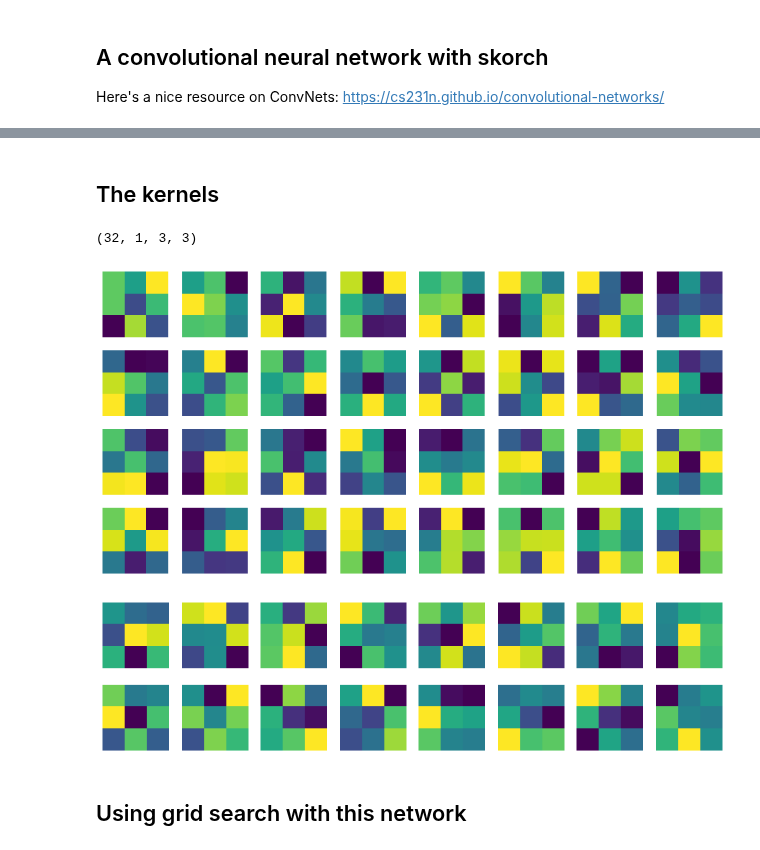
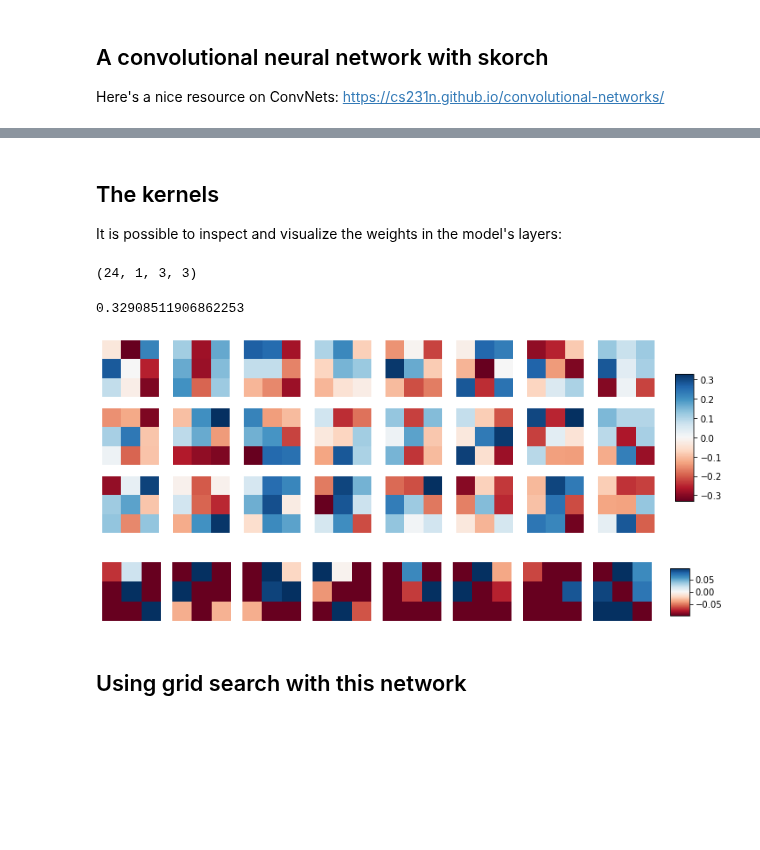
Before and after one commit to agilescientific/geocomputing, a Jupyter notebook: prod/Image_classification_with_skorch.ipynb, the cells around one changed output, grey strips where cells are left out. Cells and saved outputs as stored; diff of their text form; code cells hidden in the pictures; blank space fills up the shorter version.

```diff
--- a/prod/Image_classification_with_skorch.ipynb
+++ b/prod/Image_classification_with_skorch.ipynb
@@ -43,8 +81,8 @@ Here's a nice resource on ConvNets: https://cs231n.github.io/convolutional-netwo
 from sklearn.preprocessing import LabelEncoder
 
 encoder = LabelEncoder()
-encoder.fit(np.append(y_train, y_val))
+encoder.fit(np.append(y_train, y_test))
 
 y_train = encoder.transform(y_train)
-y_val = encoder.transform(y_val)
+y_test = encoder.transform(y_test)
 # %% [markdown]
@@ -75,0 +95,5 @@ net = tl.build(net_arch, torch.randn(1, *X_train[0].shape))
+# %%
+import torch
+
+device = torch.device("cuda:0" if torch.cuda.is_available() else "cpu")
+device
@@ -97,11 +173,10 @@ from skorch.callbacks import EarlyStopping, Checkpoint
 cp = Checkpoint(dirname='skorch_cp')
 es = EarlyStopping(monitor='valid_loss', patience=9)
 
-cnn = NeuralNetClassifier(
-    net,
-    max_epochs=100,
-    batch_size=100,
-    lr=0.002,
-    optimizer=torch.optim.Adam,
-    callbacks=[cp, es],
-)
+cnn = NeuralNetClassifier(net,
+                          max_epochs=100,
+                          batch_size=100,
+                          lr=0.002,
+                          optimizer=torch.optim.Adam,
+                          callbacks=[cp, es],
+                          )
@@ -194,26 +294,44 @@ mlutils.visualize(X_val, y_val, y_probs,
-# %% [markdown]
-## The kernels
+# %% [markdown]
+## The kernels
+
+It is possible to inspect and visualize the weights in the model's layers:
 # %%
-w1 = cnn.module_[0].weight.detach().numpy()
+w1 = cnn.module_.layer1[0].weight.detach().numpy()
 w1.shape
 # %% [output]
-(32, 1, 3, 3)
+(24, 1, 3, 3)
+# %%
+ma = np.percentile(w1, 99)
+ma
+# %% [output]
+0.32908511906862253
 # %%
-fig, axs = plt.subplots(nrows=4, ncols=8, figsize=(12, 6))
+ma = np.percentile(w1, 99)
+
+fig, axs = plt.subplots(nrows=3, ncols=8, figsize=(12, 4))
 for w, ax in zip(w1, axs.ravel()):
-    ax.imshow(np.sum(w, axis=0))
+    im = ax.imshow(np.sum(w, axis=0), vmin=-ma, vmax=ma, cmap='RdBu')
     ax.axis('off')
+
+fig.subplots_adjust(right=0.85)
+cbar_ax = fig.add_axes([0.875, 0.25, 0.025, 0.5])
+cbar = fig.colorbar(im, cax=cbar_ax)
 # %% [output]
-[figure, old version]
+[figure, new version]
 # %%
-w2 = cnn.module_[3].weight.detach().numpy()
+w2 = cnn.module_.layer2[0].weight.detach().numpy()
+ma = np.percentile(w2, 99)
 
-fig, axs = plt.subplots(nrows=2, ncols=8, figsize=(12, 3))
+fig, axs = plt.subplots(nrows=1, ncols=8, figsize=(12, 1.5))
 for w, ax in zip(w2, axs.ravel()):
-    ax.imshow(np.sum(w, axis=0))
+    im = ax.imshow(np.sum(w, axis=0), vmin=-ma, vmax=ma, cmap='RdBu')
     ax.axis('off')
+
+fig.subplots_adjust(right=0.85)
+cbar_ax = fig.add_axes([0.875, 0.25, 0.025, 0.5])
+cbar = fig.colorbar(im, cax=cbar_ax)
 # %% [output]
-[figure, old version]
+[figure, new version]
 # %% [markdown]
 ## Using grid search with this network
 # %% [markdown]
```
Also changed, not shown: parts of 26 cells of this notebook, 4 other files.
